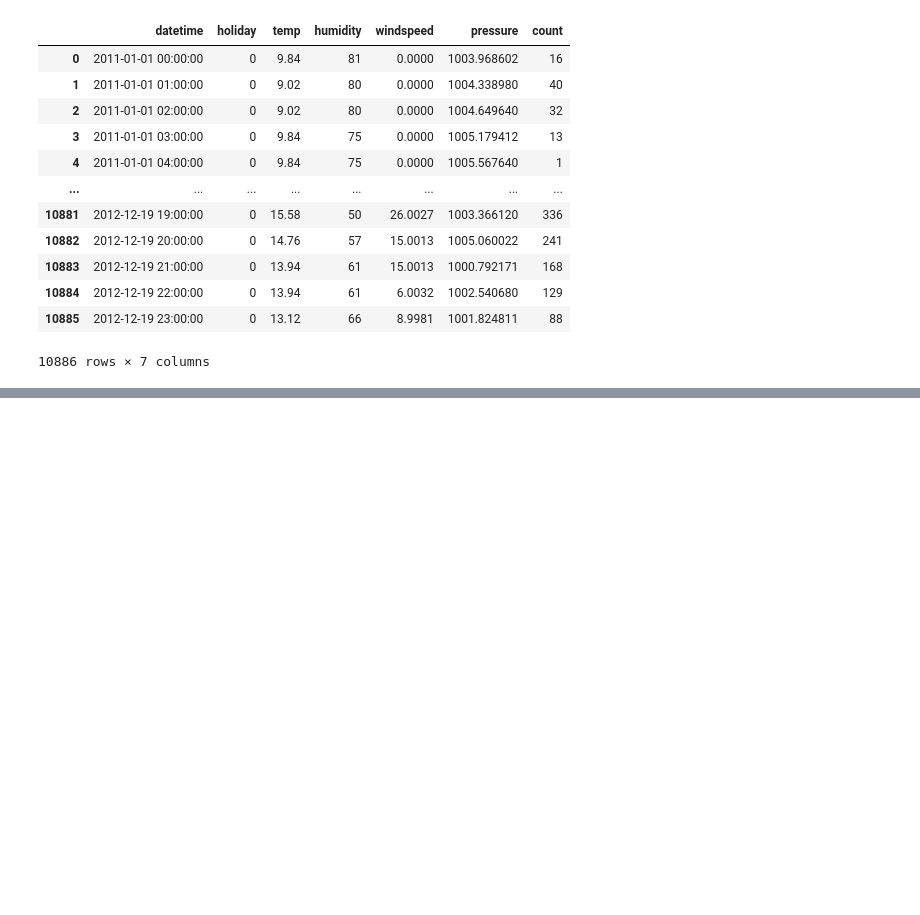
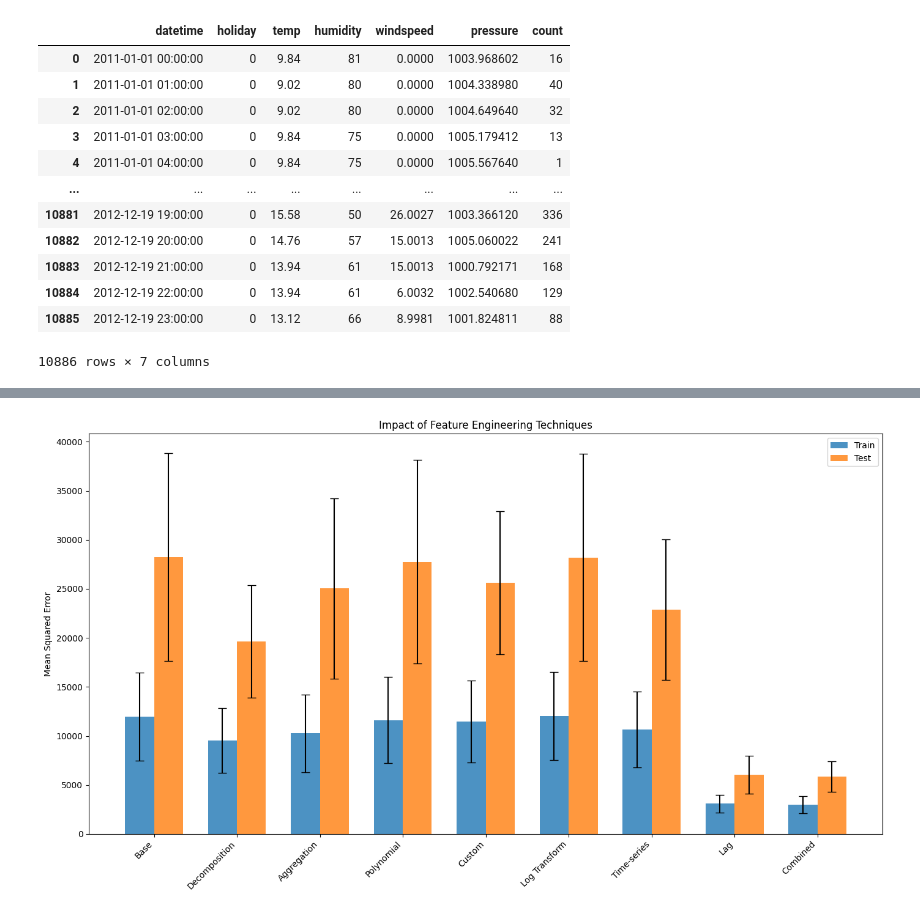
Before and after one commit to racousin/data_science_practice, a Jupyter notebook: website/public/modules/module5/course/feature_engineering.ipynb, the cells around one changed output, grey strips where cells are left out. Cells and saved outputs as stored; diff of their text form; code cells hidden in the pictures; blank space fills up the shorter version.

```diff
--- a/website/public/modules/module5/course/feature_engineering.ipynb
+++ b/website/public/modules/module5/course/feature_engineering.ipynb
@@ -228,0 +173,83 @@ Combined MSE: 7794.372005745574
+# %%
+import pandas as pd
+import numpy as np
+from sklearn.preprocessing import PolynomialFeatures
+from sklearn.linear_model import LinearRegression
+from sklearn.metrics import mean_squared_error
+from sklearn.model_selection import TimeSeriesSplit
+import matplotlib.pyplot as plt
+
+def evaluate_features(X, y, n_splits=5):
+    tscv = TimeSeriesSplit(n_splits=n_splits)
+    model = LinearRegression()
+
+    train_scores = []
+    test_scores = []
+
+    for train_index, test_index in tscv.split(X):
+        X_train, X_test = X.iloc[train_index], X.iloc[test_index]
+        y_train, y_test = y.iloc[train_index], y.iloc[test_index]
+
+        model.fit(X_train, y_train)
+
+        y_train_pred = model.predict(X_train)
+        y_test_pred = model.predict(X_test)
+
+        train_mse = mean_squared_error(y_train, y_train_pred)
+        test_mse = mean_squared_error(y_test, y_test_pred)
+
+        train_scores.append(train_mse)
+        test_scores.append(test_mse)
+
+    return train_scores, test_scores
+
+# Define feature sets
+techniques = {
+    'Base': base_features,
+    'Decomposition': base_features + ['year', 'month', 'day', 'hour', 'day_of_week'],
+    'Aggregation': base_features + ['avg_temp_by_hour', 'avg_temp_by_month'],
+    'Polynomial': base_features + list(poly_feature_names),
+    'Custom': base_features + ['computed_weather', 'feels_like'],
+    'Log Transform': ['holiday', 'temp', 'humidity', 'log_windspeed', 'pressure'],
+    'Time-series': base_features + ['rolling_avg_count', 'rolling_avg_temp'],
+    'Lag': base_features + lag_features,
+    'Combined': ['holiday', 'temp', 'computed_weather', 'humidity', 'log_windspeed', 'pressure',
+                 'year', 'month', 'day', 'hour', 'day_of_week', 'avg_temp_by_hour', 'avg_temp_by_month',
+                 'rolling_avg_count', 'rolling_avg_temp', 'feels_like'] + lag_features
+}
+
+results = {}
+for name, features in techniques.items():
+    X = data[features].fillna(data[features].mean())
+    y = data['count']
+
+    train_scores, test_scores = evaluate_features(X, y)
+    results[name] = {
+        'train': train_scores,
+        'test': test_scores
+    }
+    print(f"{name} - Mean Train MSE: {np.mean(train_scores):.2f}, Mean Test MSE: {np.mean(test_scores):.2f}")
+
+# Visualization
+plt.figure(figsize=(14, 8))
+
+x = np.arange(len(techniques))
+width = 0.35
+
+train_means = [np.mean(results[tech]['train']) for tech in techniques]
+test_means = [np.mean(results[tech]['test']) for tech in techniques]
+
+train_errors = [np.std(results[tech]['train']) for tech in techniques]
+test_errors = [np.std(results[tech]['test']) for tech in techniques]
+
+plt.bar(x - width/2, train_means, width, label='Train', yerr=train_errors, capsize=5, alpha=0.8)
+plt.bar(x + width/2, test_means, width, label='Test', yerr=test_errors, capsize=5, alpha=0.8)
+
+plt.ylabel('Mean Squared Error')
+plt.title('Impact of Feature Engineering Techniques')
+plt.xticks(x, techniques.keys(), rotation=45, ha='right')
+plt.legend()
+
+plt.tight_layout()
+plt.show()
+# %% [output]
@@ -228,0 +265 @@ Combined MSE: 7794.372005745574
+[figure, added]
```
Also changed, not shown: parts of 3 cells of this notebook, 12 other files.
